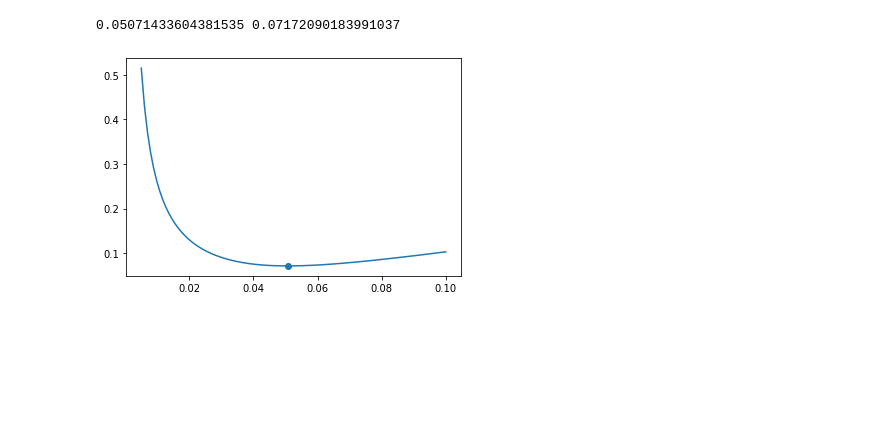
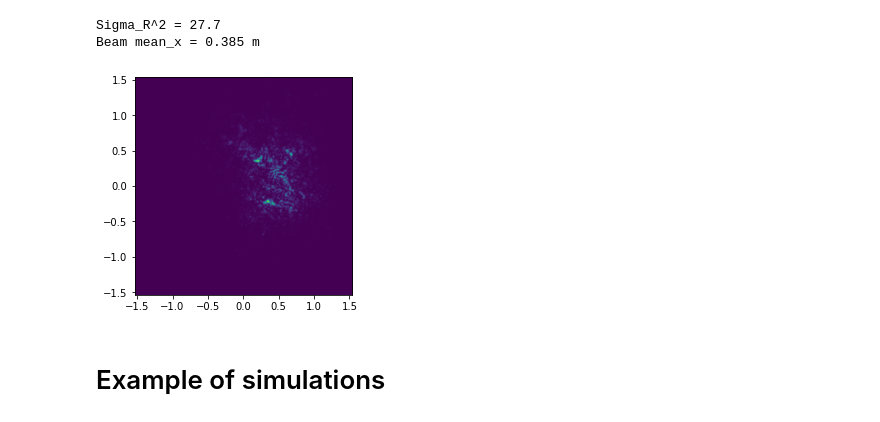
Before and after one commit to KlenM/pyAtmosphere, a Jupyter notebook: main.ipynb, the cells around one changed output. Drawn from its saved outputs; the diff is of its cells as text; code cells hidden in the pictures; blank space fills up the shorter version.

```diff
--- a/main.ipynb
+++ b/main.ipynb
@@ -22,0 +1,7 @@ from aqc.theory.atmosphere import get_rytov2
+# %%
+%load_ext autoreload
+%autoreload 2
+
+from pyatmosphere import gpu
+
+gpu.config['use_gpu'] = True
@@ -89,10 +74,15 @@ W_ST = 1.5e-01 +- 1.3e-03
-# %%
-from aqc.theory.sources import GaussianBeam
-x = np.linspace(0.005, 0.1, 100)
-plt.plot(x, [GaussianBeam(channel.source.wvl, i, channel.source.F0).get_w(channel.path.length) for i in x])
-w0min = np.sqrt(channel.path.length * channel.source.wvl / np.pi)
-plt.scatter(w0min, GaussianBeam(channel.source.wvl, w0min, channel.source.F0).get_w(channel.path.length))
-print(w0min, GaussianBeam(channel.source.wvl, w0min, channel.source.F0).get_w(channel.path.length))
-# %% [output]
-0.05071433604381535 0.07172090183991037
-[figure, removed]
+# %%
+channel_output = channel.run(pupil=False)
+intensity = measures.I(channel, output=channel_output)
+mean_x = measures.mean_x(channel, output=channel_output)
+
+print(f"Sigma_R^2 = {channel.get_rythov2():.1f}")
+print(f"Beam mean_x = {mean_x:.3f} m")
+plt.imshow(gpu.get_array(intensity), extent=channel.grid.extent)
+plt.show()
+# %% [output]
+Sigma_R^2 = 27.7
+Beam mean_x = 0.385 m
+[figure, added]
+# %% [markdown]
+# Example of simulations
```
Also changed, not shown: parts of 14 cells of this notebook, 1 other file.
